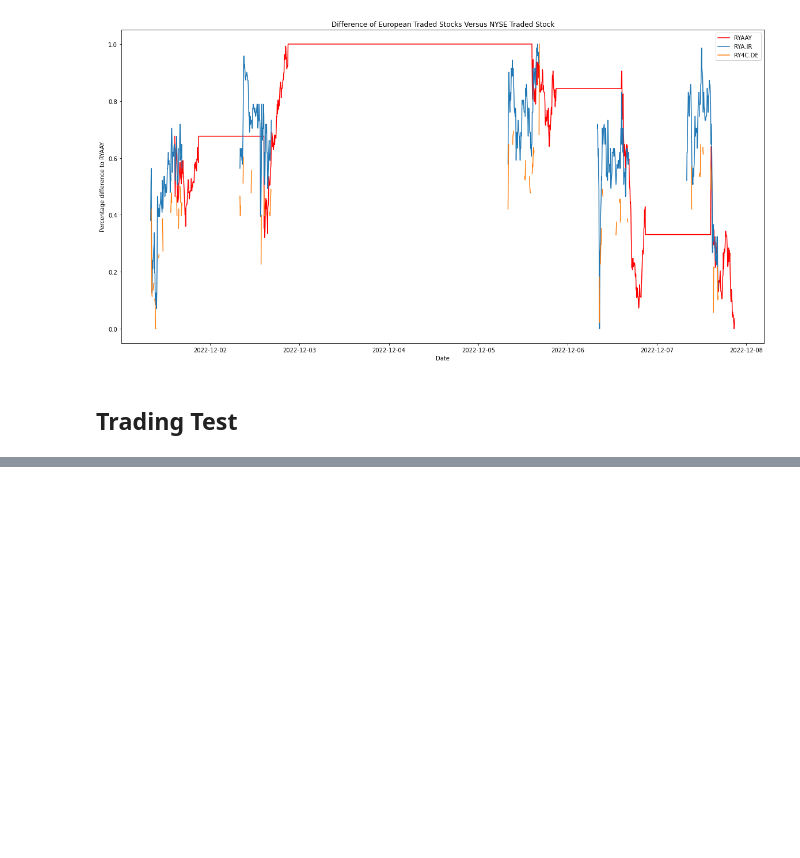
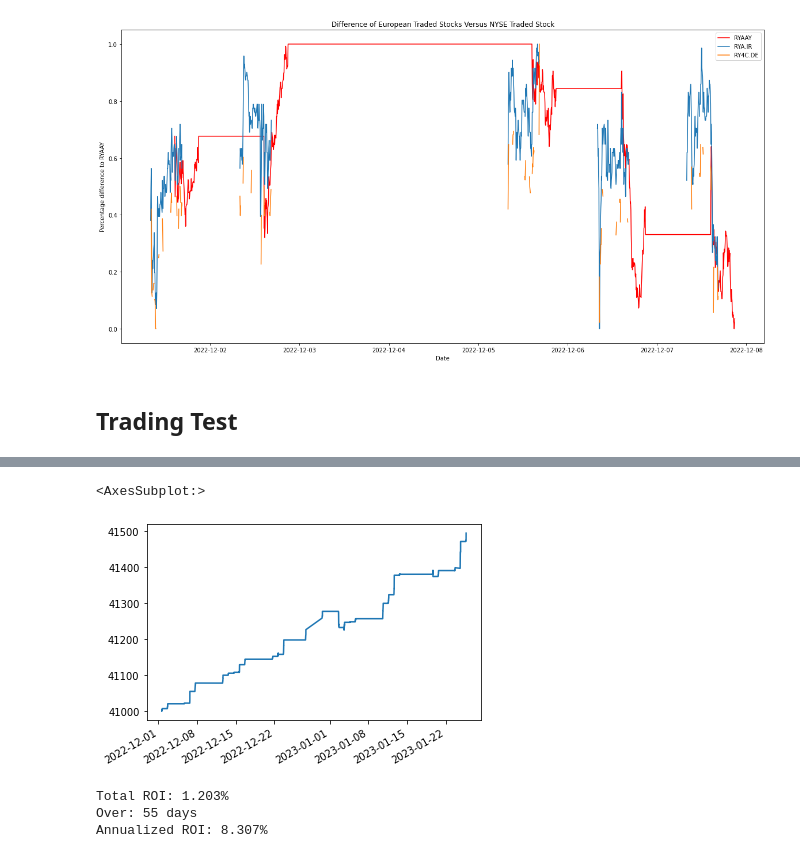
Before and after one commit to oliverweissl/DataWrangling-Project, a Jupyter notebook: intra_day_arbitrage.ipynb, the cells around one changed output, grey strips where cells are left out. Saved outputs shown, nothing was run; the diff lists cells and outputs as text; code cells hidden in the pictures; blank space fills up the shorter version.

```diff
--- a/intra_day_arbitrage.ipynb
+++ b/intra_day_arbitrage.ipynb
@@ -120,4 +160,4 @@ ax.legend()
 # %%
 from IntradayRegionArbitrage import IntradayRegionArbitrage as IRA
 # %%
-trader = IRA(1000, 0.8, 0.2, 0.1, 0.05, True)
+histories = {}
@@ -147,0 +164,6 @@ NameError: name 'plt' is not defined
+# %%
+for row in tqdm(arb_df.iterrows()):
+    trader = IRA(1000, 0.8, 0.2, 0.1, 0.1, True)
+    lst = list(row[1].dropna())
+    if len(lst) > 1 and any("." in elem for elem in lst) and row[0] not in histories:
+        histories[row[0]] = trade(trader, time_blocks, lst)
@@ -147,0 +376,27 @@ NameError: name 'plt' is not defined
+# %%
+dfs = []
+for ticker, data in zip(histories.keys(),histories.values()):
+    timestamps=[]
+    prices=[]
+    for pair in data:
+        timestamps.append(pair[0])
+        prices.append(pair[1])
+    dfs.append(pd.DataFrame(data = prices, columns =[ticker], index=timestamps))
+# %%
+bal_agg_df = pd.concat([*dfs], axis=1).fillna(method='ffill').iloc[1:]
+bal_agg_df["TOTAL"] = bal_agg_df.sum(axis = 1)
+# %%
+bal_agg_df["TOTAL"].plot()
+# %% [output]
+<AxesSubplot:>
+[figure, added]
+# %%
+days=(bal_agg_df.index[-1]-bal_agg_df.index[0]).days
+roi = bal_agg_df.iloc[-1,-1]/bal_agg_df.iloc[0,-1]-1
+print(f"Total ROI: {roi:.3%}")
+print(f"Over: {days} days")
+print(f"Annualized ROI: {(roi/days+1)**365-1:.3%}")
+# %% [output]
+Total ROI: 1.203%
+Over: 55 days
+Annualized ROI: 8.307%
```
Also changed, not shown: parts of 20 cells of this notebook.
